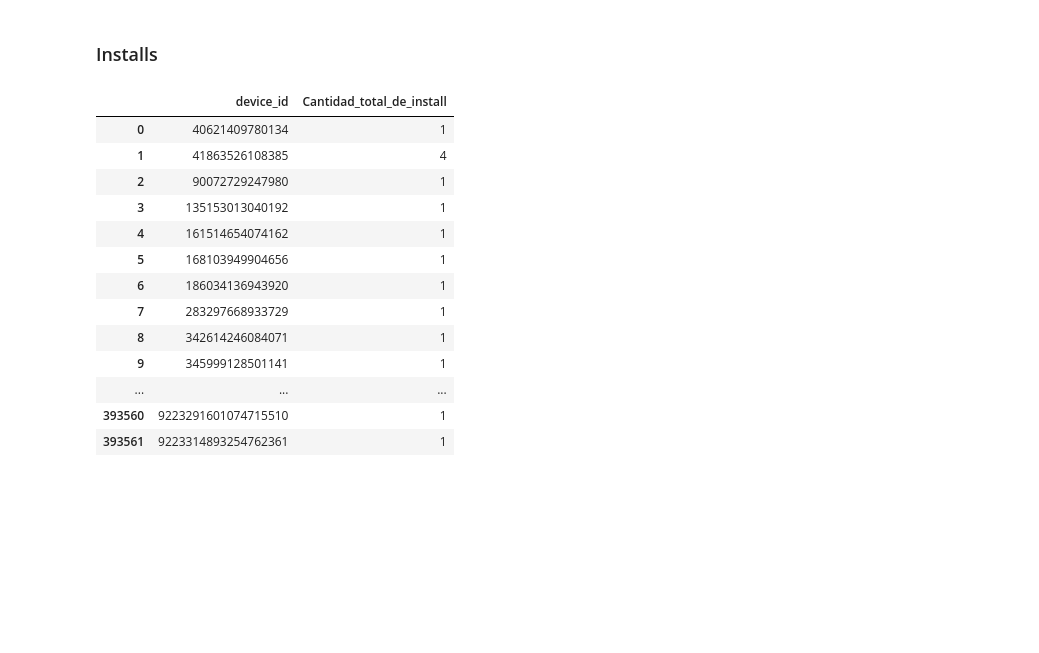
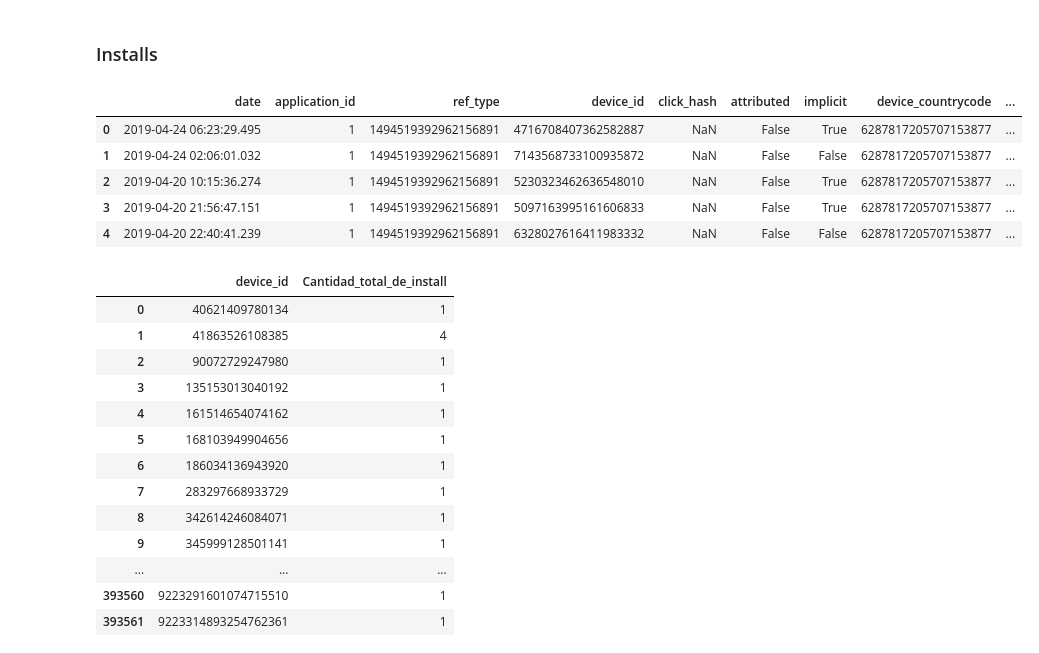
Before and after one commit to MartinRosasSommer/Datos2019, a Jupyter notebook: isInstall.ipynb, the cells around one changed output. Saved outputs shown, nothing was run; the diff lists cells and outputs as text; code cells hidden in the pictures; blank space fills up the shorter version.

```diff
--- a/isInstall.ipynb
+++ b/isInstall.ipynb
@@ -121,6 +121,15 @@ auctions_cantidades = auctions_periodos.merge(cantidad_total_auctions, how = "in
 installs = pd.read_csv("installs.csv")
 # %%
 installs = installs.rename(index=str,columns={"created": "date", "ref_hash": "device_id"})
+# %%
+installs.head()
+# %% [output]
+|  | date | application_id | ref_type | device_id | click_hash | attributed | implicit | device_countrycode | ... |
+| 0 | 2019-04-24 06:23:29.495 | 1 | 1494519392962156891 | 4716708407362582887 | NaN | False | True | 6287817205707153877 | ... |
+| 1 | 2019-04-24 02:06:01.032 | 1 | 1494519392962156891 | 7143568733100935872 | NaN | False | False | 6287817205707153877 | ... |
+| 2 | 2019-04-20 10:15:36.274 | 1 | 1494519392962156891 | 5230323462636548010 | NaN | False | True | 6287817205707153877 | ... |
+| 3 | 2019-04-20 21:56:47.151 | 1 | 1494519392962156891 | 5097163995161606833 | NaN | False | True | 6287817205707153877 | ... |
+| 4 | 2019-04-20 22:40:41.239 | 1 | 1494519392962156891 | 6328027616411983332 | NaN | False | False | 6287817205707153877 | ... |
 # %%
 installs["Cantidad_total_de_install"] = 1
 # %%
```
Also changed, not shown: parts of 4 cells of this notebook.
